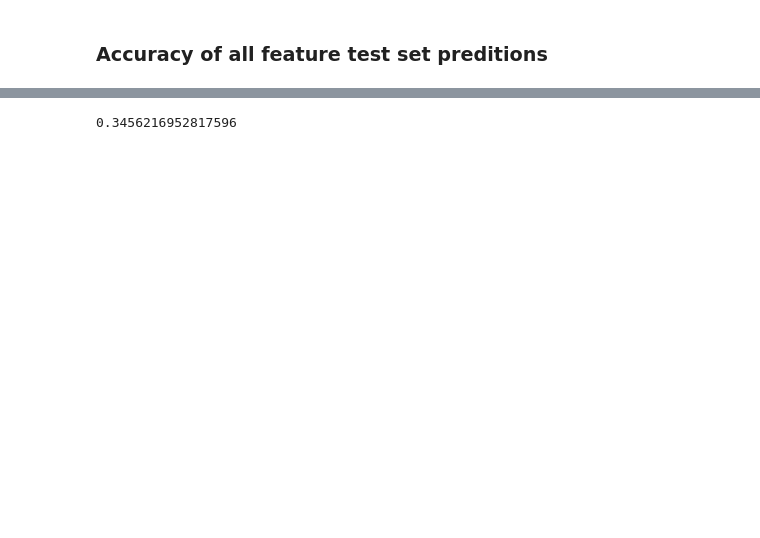
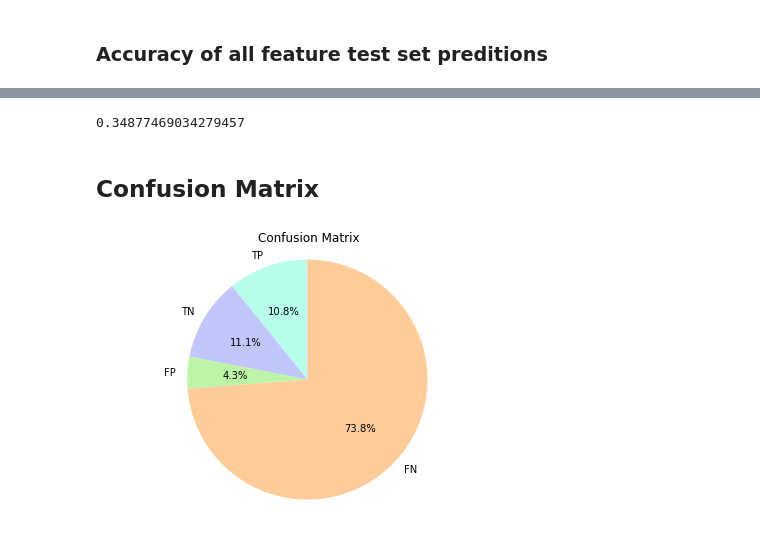
Before and after one commit to nbolis/Will_it_Rain, a Jupyter notebook: ToRainOrNotToRain.ipynb, the cells around one changed output, grey strips where cells are left out. Cells and saved outputs as stored; diff of their text form; code cells hidden in the pictures; blank space fills up the shorter version.

```diff
--- a/ToRainOrNotToRain.ipynb
+++ b/ToRainOrNotToRain.ipynb
@@ -352,0 +282,2 @@ Y_test_red.shape
+# %%
+X_trainR, X_testR, Y_train, Y_test = rescale(X_train, X_test, Y_train, Y_test, n, m_train, m_test)
@@ -485,4 +384,40 @@ cost(X_testR, Y_test, theta_result[0], theta_result[1:], m_test, 1)
-# %%
-cost_hist[-1]
-# %% [output]
-0.3456216952817596
+# %%
+cost(X_trainR, Y_train, theta_result[0], theta_result[1:], m_train, 1)
+# %% [output]
+0.34877469034279457
+# %% [markdown]
+## Confusion Matrix
+# %%
+def confusion(theta0r, thetaxr, X, Y, m):
+    Y_predict = predict(theta0r, thetaxr, X, m)[0]
+    TP, TN, FP, FN = 0,0,0,0
+    for i in range(0,m):
+        if Y_predict[i]==1 and Y[i]==1:
+            TP += 1
+        if  Y_predict[i]==0 and Y[i]==1:
+            TN += 1
+        if Y_predict[i]==1 and Y[i]==0:
+            FP += 1
+        if  Y_predict[i]==0 and Y[i]==0:
+            FN += 1
+        sizes = [TP, TN, FP, FN]
+    return sizes
+
+#confusion(theta_result_red[0], theta_result_red[1:], X_trainR_red, Y_train_red, m_train_red)
+# %%
+labels = ['TP', 'TN', 'FP', 'FN']
+sizes = confusion(theta_result[0], theta_result[1:], X_trainR, Y_train, m_train)
+    #colors
+colors = ['#b8ffeb','#c1c6fc','#bcf5a6','#ffcc99']
+
+fig1, ax1 = plt.subplots()
+ax1.pie(sizes, colors = colors, labels=labels, autopct='%1.1f%%', startangle=90)
+    #draw circle
+centre_circle = plt.Circle((0,0),0.80,fc='white')
+fig = plt.gcf()
+ax1.axis('equal')
+plt.tight_layout()
+plt.title('Confusion Matrix')
+plt.show()
+# %% [output]
+[figure, added]
```
Also changed, not shown: parts of 48 cells of this notebook.
